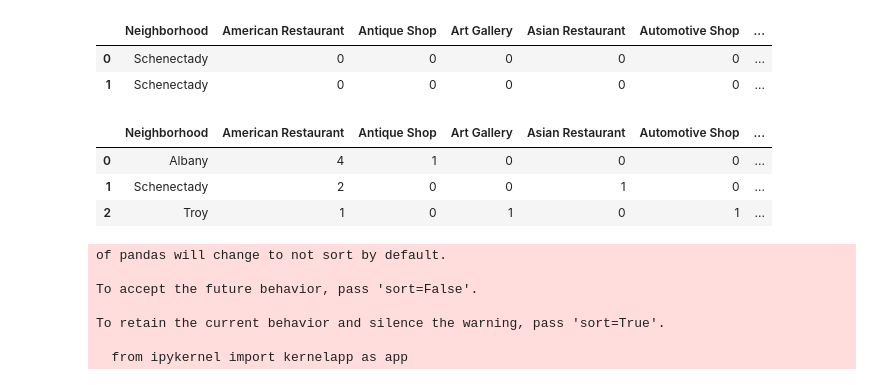
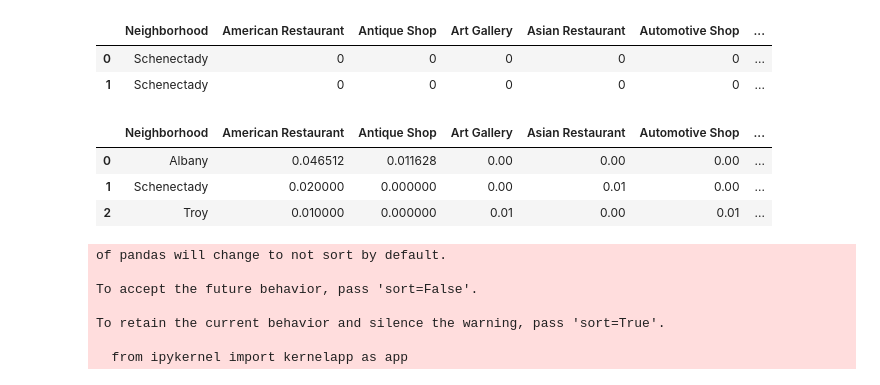
Before and after one commit to stryder518/Data_Science_Capstone, a Jupyter notebook: Data Science Capstone.ipynb, the cells around one changed output. Saved outputs shown, nothing was run; the diff lists cells and outputs as text; code cells hidden in the pictures.

```diff
--- a/Data Science Capstone.ipynb
+++ b/Data Science Capstone.ipynb
@@ -386,13 +386,13 @@ upstate_onehot.head(2)
 | 1 | Schenectady | 0 | 0 | 0 | 0 | 0 | ... |
 # %%
 #group the upstate, NY data.
-upstate_grouped = upstate_onehot.groupby('Neighborhood').sum().reset_index() #each of these means is the total number of all venues on the denominaotr and the # of that venue type as the numerator.  e.g. (1/66)
+upstate_grouped = upstate_onehot.groupby('Neighborhood').mean().reset_index() #each of these means is the total number of all venues on the denominaotr and the # of that venue type as the numerator.  e.g. (1/66)
 upstate_grouped
 # %% [output]
 |  | Neighborhood | American Restaurant | Antique Shop | Art Gallery | Asian Restaurant | Automotive Shop | ... |
-| 0 | Albany | 4 | 1 | 0 | 0 | 0 | ... |
-| 1 | Schenectady | 2 | 0 | 0 | 1 | 0 | ... |
-| 2 | Troy | 1 | 0 | 1 | 0 | 1 | ... |
+| 0 | Albany | 0.046512 | 0.011628 | 0.00 | 0.00 | 0.00 | ... |
+| 1 | Schenectady | 0.020000 | 0.000000 | 0.00 | 0.01 | 0.00 | ... |
+| 2 | Troy | 0.010000 | 0.000000 | 0.01 | 0.00 | 0.01 | ... |
 # %%
 #stack dataframes.
 ny_grouped = pd.concat([bk_grouped, upstate_grouped])
```
Also changed, not shown: parts of 8 cells of this notebook.
